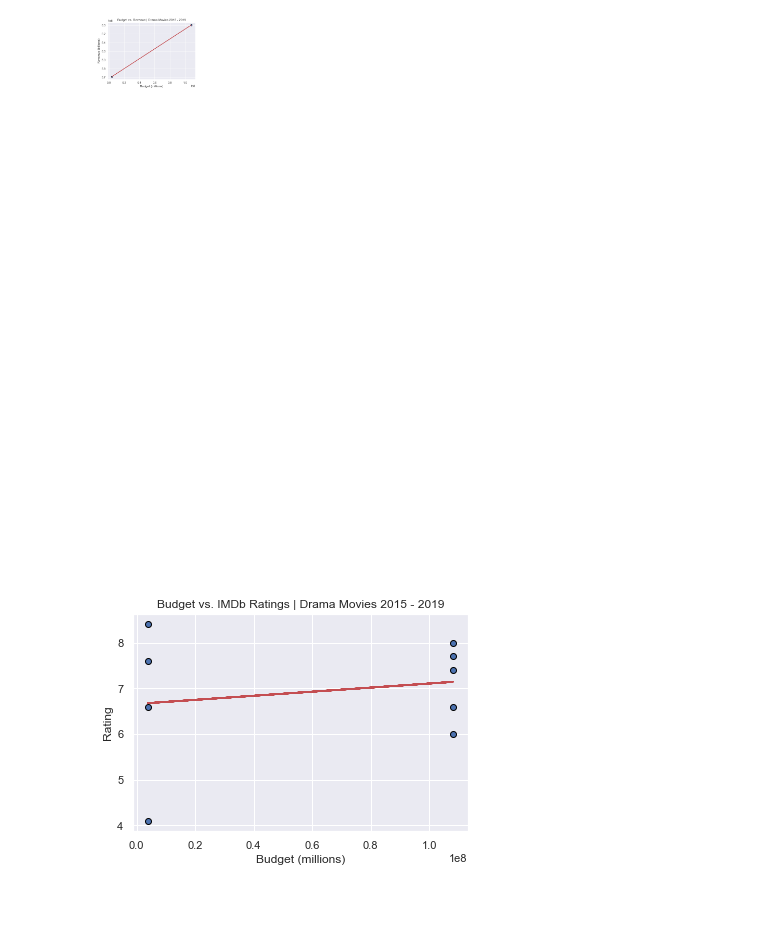
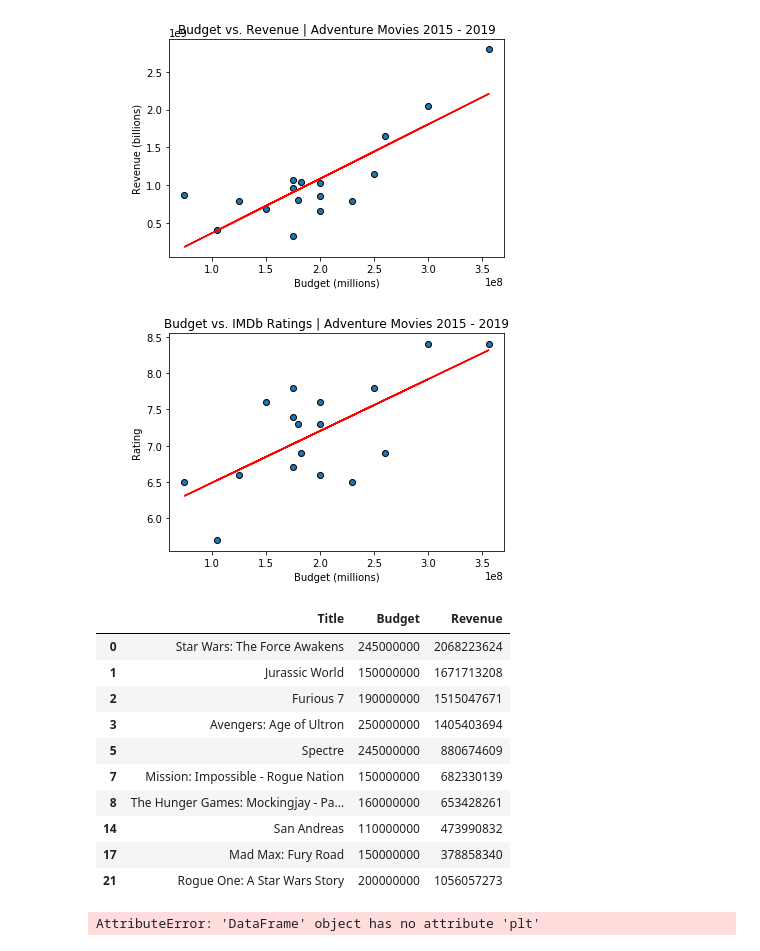
Before and after one commit to juliabrunett/project1, a Jupyter notebook: RevenueRatings_vs_Genre.ipynb, the cells around one changed output. Cells and saved outputs as stored; diff of their text form; code cells hidden in the pictures; blank space fills up the shorter version.

```diff
--- a/RevenueRatings_vs_Genre.ipynb
+++ b/RevenueRatings_vs_Genre.ipynb
@@ -94,5 +90,5 @@ sf_df.head(10)
 # %%
-drama_df = clean_df.loc[clean_df["Genre_1"] == "Drama"]
-drama_df.head(10)
+adventure_df = clean_df.loc[clean_df["Genre_1"] == "Adventure"]
+adventure_df.head(10)
 # %% [output]
 |  | Title | Budget | Revenue | Rotten Tomatoes | IMDb | Awards | Release Year | Genre_1 |
@@ -274,33 +270,33 @@ plt.show()
 # %%
-x = drama_df["Budget"]
-y = drama_df["Revenue"]
+x = adventure_df["Budget"]
+y = adventure_df["Revenue"]
 
 plt.scatter(x, y, edgecolors = 'black', linewidths=1, marker="o")
 
-plt.title("Budget vs. Revenue | Drama Movies 2015 - 2019")
+plt.title("Budget vs. Revenue | Adventure Movies 2015 - 2019")
 plt.xlabel("Budget (millions)")
 plt.ylabel("Revenue (billions)")
 
 (slope, intercept, rvalue, pvalue, stderr) = linregress(x, y)
 
 regress_value = x * slope + intercept
 
 analysis = (f"y = {str(round(slope, 2))}x + {str(round(intercept, 2))}")
 
 plt.plot(x, regress_value, "r-")
 
 plt.annotate(analysis,(1.2, 1.50), color = "red", fontsize = 20)
 
 plt.show()
 # %% [output]
-[figure, old version]
+[figure, new version]
 # %%
-x = drama_df["Budget"]
-y = drama_df["IMDb"]
+x = adventure_df["Budget"]
+y = adventure_df["IMDb"]
 
 plt.scatter(x, y, edgecolors = 'black', linewidths=1, marker="o")
 
-plt.title("Budget vs. IMDb Ratings | Drama Movies 2015 - 2019")
+plt.title("Budget vs. IMDb Ratings | Adventure Movies 2015 - 2019")
 plt.xlabel("Budget (millions)")
 plt.ylabel("Rating")
 
@@ -312,8 +308,31 @@ analysis = (f"y = {str(round(slope, 2))}x + {str(round(intercept, 2))}")
 
 plt.plot(x, regress_value, "r-")
 
-#plt.annotate(analysis,(1.2, 1.50), color = "red", fontsize = 20)
+plt.annotate(analysis,(1.0, 8.0), color = "red", fontsize = 20)
 
 plt.show()
 # %% [output]
-[figure, old version]
+[figure, new version]
+# %%
+action_sml = action_df[["Title", "Budget", "Revenue"]]
+#action_sml["Revenue"] = action_sml["Revenue"].astype(float)
+action_sml.sort_values(by=["Revenue"], ascending = False)
+action_sml.head(10)
+# %% [output]
+|  | Title | Budget | Revenue |
+| 0 | Star Wars: The Force Awakens | 245000000 | 2068223624 |
+| 1 | Jurassic World | 150000000 | 1671713208 |
+| 2 | Furious 7 | 190000000 | 1515047671 |
+| 3 | Avengers: Age of Ultron | 250000000 | 1405403694 |
+| 5 | Spectre | 245000000 | 880674609 |
+| 7 | Mission: Impossible - Rogue Nation | 150000000 | 682330139 |
+| 8 | The Hunger Games: Mockingjay - Pa... | 160000000 | 653428261 |
+| 14 | San Andreas | 110000000 | 473990832 |
+| 17 | Mad Max: Fury Road | 150000000 | 378858340 |
+| 21 | Rogue One: A Star Wars Story | 200000000 | 1056057273 |
+# %%
+action_sml.plot(kind = "bar", secondary_y="Revenue", rot=0)
+
+plt.title("Budget and Revenue of Top 10 Grossing Action Movies from 2015 - 2019")
+# %% [output]
+AttributeError: 'DataFrame' object has no attribute 'plt'
```
Also changed, not shown: parts of 13 cells of this notebook, 1 other file.
